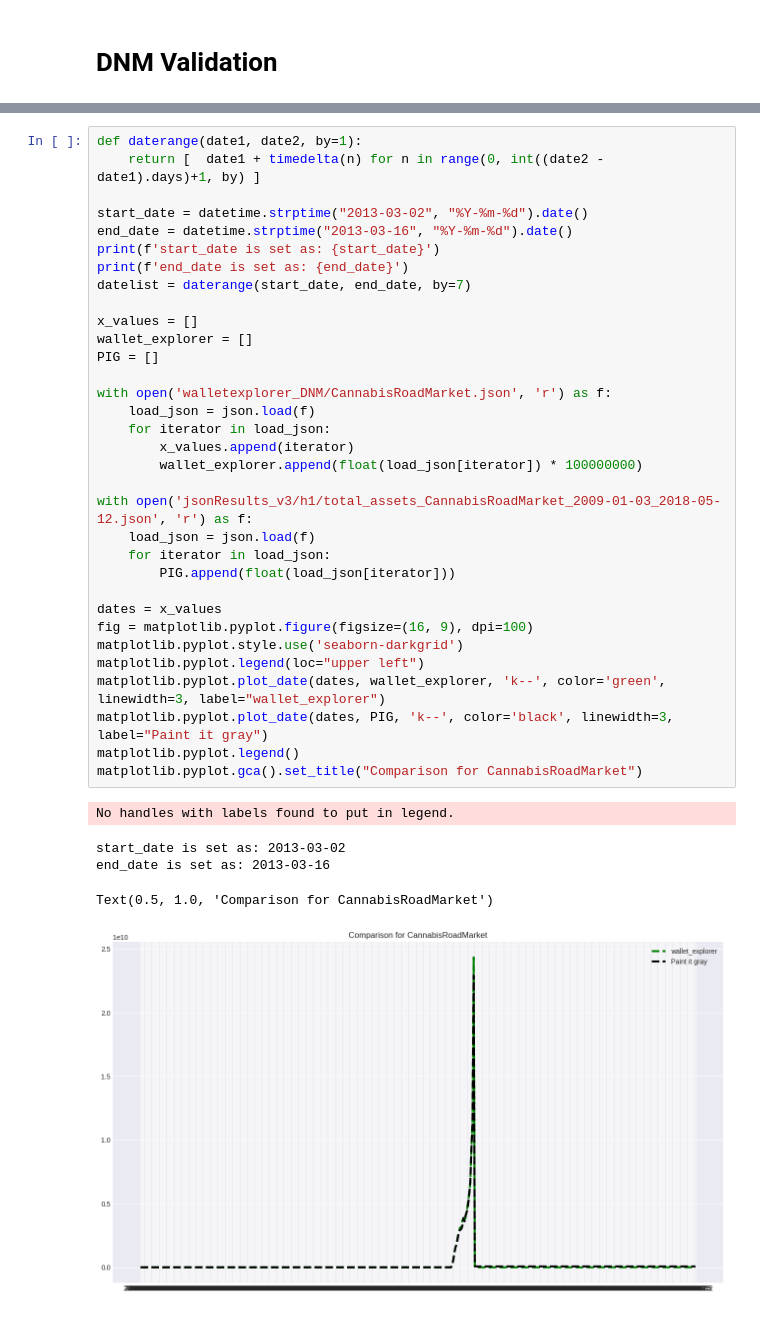
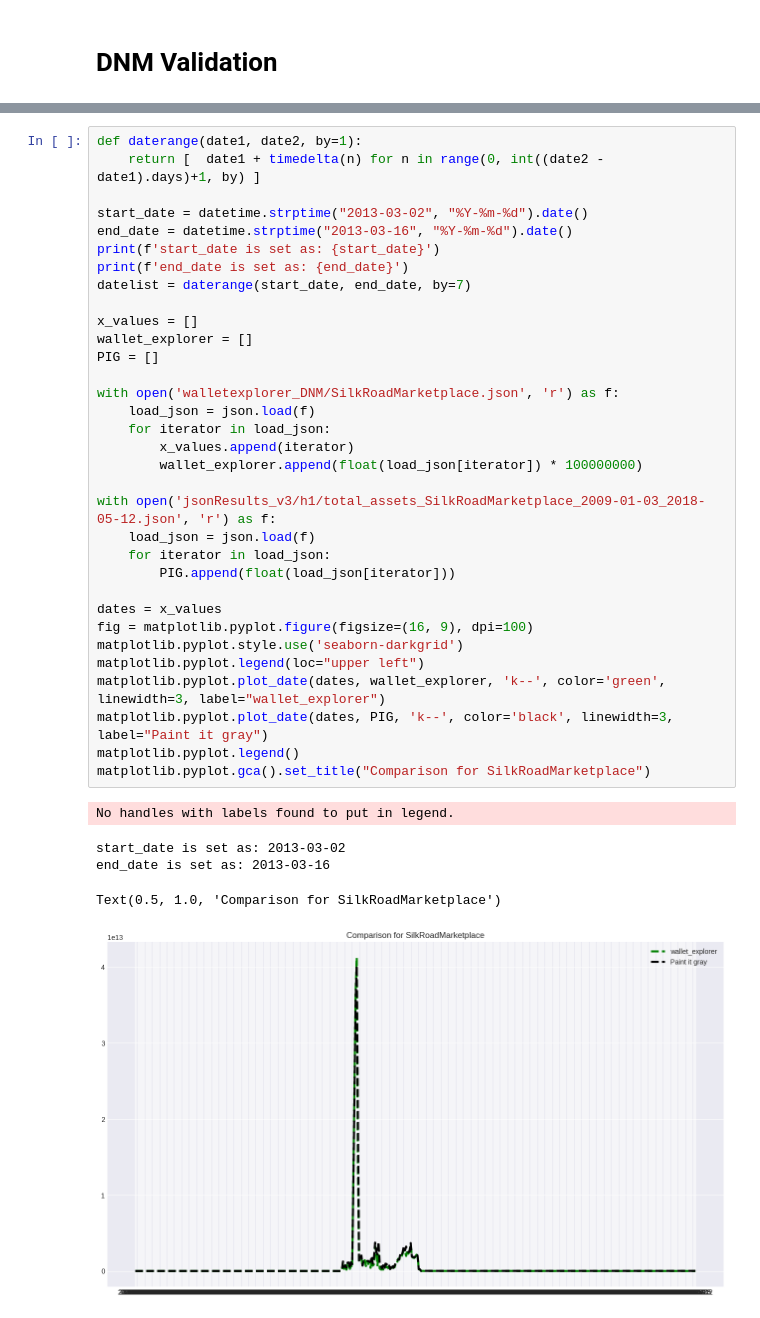
Before and after one commit to ayassine96/paint-black, a Jupyter notebook: zarr_test.ipynb, the cells around one changed output, grey strips where cells are left out. Drawn from its saved outputs; the diff is of its cells as text.

```diff
--- a/zarr_test.ipynb
+++ b/zarr_test.ipynb
@@ -1370,35 +1370,35 @@ def daterange(date1, date2, by=1):
 start_date = datetime.strptime("2013-03-02", "%Y-%m-%d").date()
 end_date = datetime.strptime("2013-03-16", "%Y-%m-%d").date()
 print(f'start_date is set as: {start_date}')
 print(f'end_date is set as: {end_date}')
 datelist = daterange(start_date, end_date, by=7)
 
 x_values = []
 wallet_explorer = []
 PIG = []
 
-with open('walletexplorer_DNM/CannabisRoadMarket.json', 'r') as f:
+with open('walletexplorer_DNM/SilkRoadMarketplace.json', 'r') as f:
     load_json = json.load(f)
     for iterator in load_json:
         x_values.append(iterator)
         wallet_explorer.append(float(load_json[iterator]) * 100000000)
 
-with open('jsonResults_v3/h1/total_assets_CannabisRoadMarket_2009-01-03_2018-05-12.json', 'r') as f:
+with open('jsonResults_v3/h1/total_assets_SilkRoadMarketplace_2009-01-03_2018-05-12.json', 'r') as f:
     load_json = json.load(f)
     for iterator in load_json:
         PIG.append(float(load_json[iterator]))
 
 dates = x_values
 fig = matplotlib.pyplot.figure(figsize=(16, 9), dpi=100)
 matplotlib.pyplot.style.use('seaborn-darkgrid')
 matplotlib.pyplot.legend(loc="upper left")
 matplotlib.pyplot.plot_date(dates, wallet_explorer, 'k--', color='green', linewidth=3, label="wallet_explorer")
 matplotlib.pyplot.plot_date(dates, PIG, 'k--', color='black', linewidth=3, label="Paint it gray")
 matplotlib.pyplot.legend()
-matplotlib.pyplot.gca().set_title("Comparison for CannabisRoadMarket")
+matplotlib.pyplot.gca().set_title("Comparison for SilkRoadMarketplace")
 # %% [output]
 No handles with labels found to put in legend.
 start_date is set as: 2013-03-02
 end_date is set as: 2013-03-16
-Text(0.5, 1.0, 'Comparison for CannabisRoadMarket')
+Text(0.5, 1.0, 'Comparison for SilkRoadMarketplace')
-[figure, old version]
+[figure, new version]
```
Also changed, not shown: parts of 2 cells of this notebook, 19 other files.
